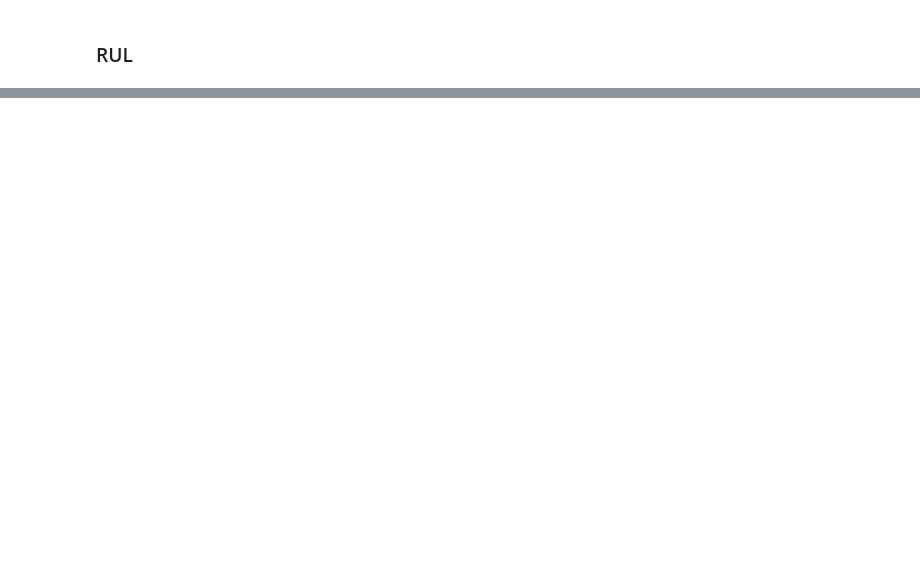
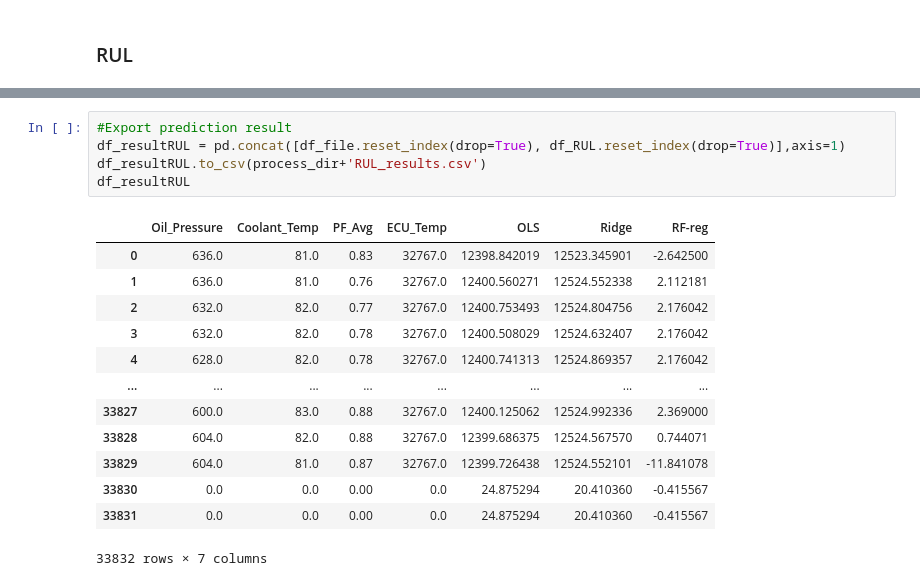
Before and after one commit to StudentHagal/Thesis, a Jupyter notebook: User_Prediction_Test.ipynb, the cells around one changed output, grey strips where cells are left out. Saved outputs shown, nothing was run; the diff lists cells and outputs as text; blank space fills up the shorter version.

```diff
--- a/User_Prediction_Test.ipynb
+++ b/User_Prediction_Test.ipynb
@@ -597,0 +598,19 @@ time: 364 ms (started: 2021-10-18 12:58:47 +00:00)
+# %%
+#Export prediction result
+df_resultRUL = pd.concat([df_file.reset_index(drop=True), df_RUL.reset_index(drop=True)],axis=1)
+df_resultRUL.to_csv(process_dir+'RUL_results.csv')
+df_resultRUL
+# %% [output]
+|  | Oil_Pressure | Coolant_Temp | PF_Avg | ECU_Temp | OLS | Ridge | RF-reg |
+| 0 | 636.0 | 81.0 | 0.83 | 32767.0 | 12398.842019 | 12523.345901 | -2.642500 |
+| 1 | 636.0 | 81.0 | 0.76 | 32767.0 | 12400.560271 | 12524.552338 | 2.112181 |
+| 2 | 632.0 | 82.0 | 0.77 | 32767.0 | 12400.753493 | 12524.804756 | 2.176042 |
+| 3 | 632.0 | 82.0 | 0.78 | 32767.0 | 12400.508029 | 12524.632407 | 2.176042 |
+| 4 | 628.0 | 82.0 | 0.78 | 32767.0 | 12400.741313 | 12524.869357 | 2.176042 |
+| ... | ... | ... | ... | ... | ... | ... | ... |
+| 33827 | 600.0 | 83.0 | 0.88 | 32767.0 | 12400.125062 | 12524.992336 | 2.369000 |
+| 33828 | 604.0 | 82.0 | 0.88 | 32767.0 | 12399.686375 | 12524.567570 | 0.744071 |
+| 33829 | 604.0 | 81.0 | 0.87 | 32767.0 | 12399.726438 | 12524.552101 | -11.841078 |
+| 33830 | 0.0 | 0.0 | 0.00 | 0.0 | 24.875294 | 20.410360 | -0.415567 |
+| 33831 | 0.0 | 0.0 | 0.00 | 0.0 | 24.875294 | 20.410360 | -0.415567 |
+33832 rows × 7 columns
```
Also changed, not shown: parts of 29 cells of this notebook.
